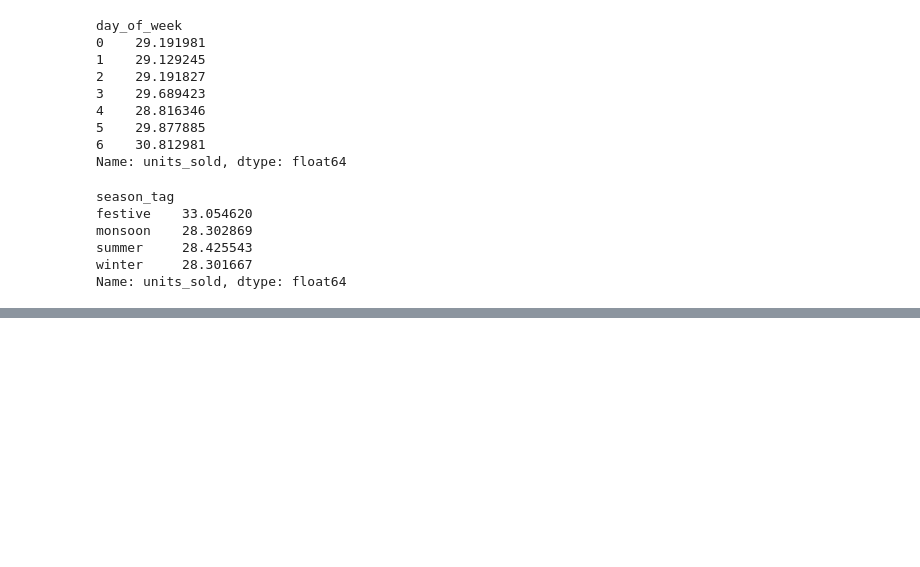
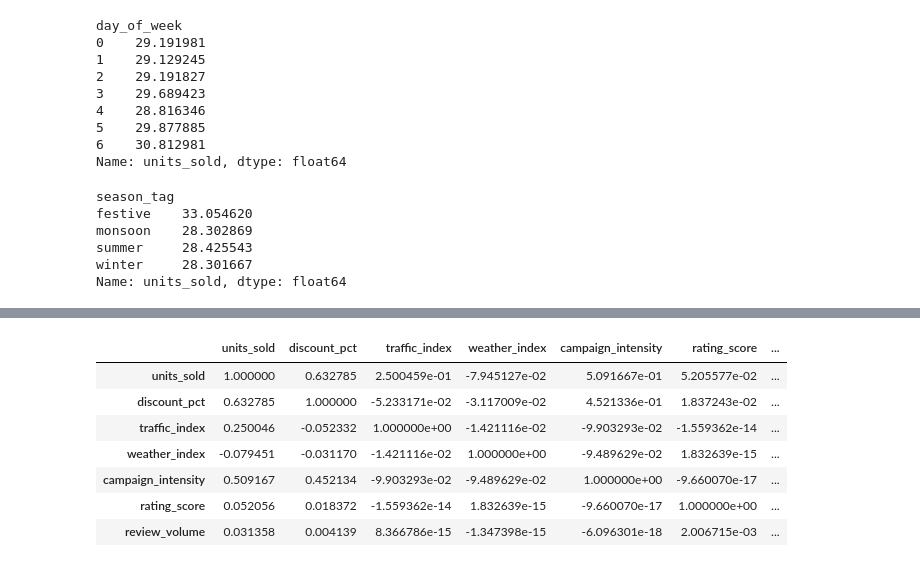
Before and after one commit to kushalsha40/Inventory_Optiimization_demand_forecasting, a Jupyter notebook: inventory_optimization/notebooks/eda.ipynb, the cells around one changed output, grey strips where cells are left out. Cells and saved outputs as stored; diff of their text form; code cells hidden in the pictures; blank space fills up the shorter version.

```diff
--- a/inventory_optimization/notebooks/eda.ipynb
+++ b/inventory_optimization/notebooks/eda.ipynb
@@ -117,0 +279,21 @@ Name: units_sold, dtype: float64
+# %%
+num_cols = [
+    "units_sold",
+    "discount_pct",
+    "traffic_index",
+    "weather_index",
+    "campaign_intensity",
+    "rating_score",
+    "review_volume"
+]
+
+sales[num_cols].corr()
+# %% [output]
+|  | units_sold | discount_pct | traffic_index | weather_index | campaign_intensity | rating_score | ... |
+| units_sold | 1.000000 | 0.632785 | 2.500459e-01 | -7.945127e-02 | 5.091667e-01 | 5.205577e-02 | ... |
+| discount_pct | 0.632785 | 1.000000 | -5.233171e-02 | -3.117009e-02 | 4.521336e-01 | 1.837243e-02 | ... |
+| traffic_index | 0.250046 | -0.052332 | 1.000000e+00 | -1.421116e-02 | -9.903293e-02 | -1.559362e-14 | ... |
+| weather_index | -0.079451 | -0.031170 | -1.421116e-02 | 1.000000e+00 | -9.489629e-02 | 1.832639e-15 | ... |
+| campaign_intensity | 0.509167 | 0.452134 | -9.903293e-02 | -9.489629e-02 | 1.000000e+00 | -9.660070e-17 | ... |
+| rating_score | 0.052056 | 0.018372 | -1.559362e-14 | 1.832639e-15 | -9.660070e-17 | 1.000000e+00 | ... |
+| review_volume | 0.031358 | 0.004139 | 8.366786e-15 | -1.347398e-15 | -6.096301e-18 | 2.006715e-03 | ... |
```
Also changed, not shown: parts of 30 cells of this notebook, 2 other files.
